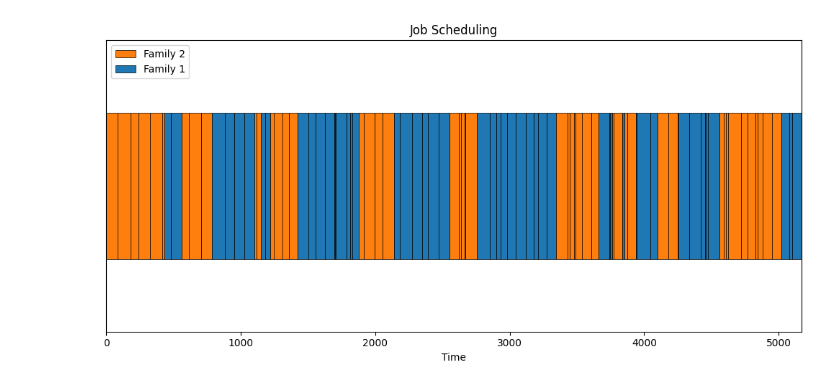
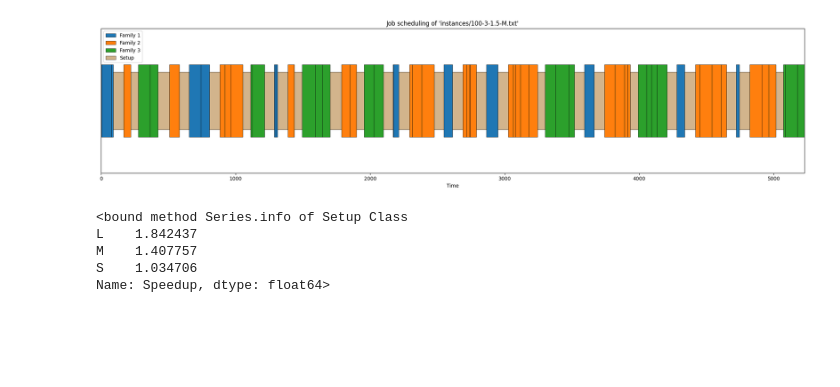
Before and after one commit to igolt/inteligencia-computacional, a Jupyter notebook: scripts/plot.ipynb, the cells around one changed output. Cells and saved outputs as stored; diff of their text form; code cells hidden in the pictures; blank space fills up the shorter version.

Commit message:
Adcionando setup time nos plots

```diff
--- a/scripts/plot.ipynb
+++ b/scripts/plot.ipynb
@@ -24,31 +24,74 @@ df
 # %%
-times = [int(x) for x in df[" Jobs Processing Time"][0].replace("[", "").replace("]", "").split(",") if x != '']
-families = [int(x) for x in df["Jobs families"][0].replace("[", "").replace("]", "").split(",") if x != '']
+idx = 16
+file = df['File'][idx]
+times = [int(x) for x in df["Jobs Processing Time"][idx].replace("[", "").replace("]", "").split(",") if x != '']
+families = [int(x) for x in df["Jobs families"][idx].replace("[", "").replace("]", "").split(",") if x != '']
+setups = [int(x) for x in df["Setup Times"][idx].replace("[", "").replace("]", "").split(",") if x != '']
+
+size = max(families)
+setups = np.array(setups).reshape(size,size)
 data = zip(times, families)
 
 start_times = np.cumsum([0] + times[:-1])
 end_times = np.cumsum(times)
 
 family_colors = {fam: color for fam, color in zip(set(families), mcolors.TABLEAU_COLORS)}
 
 broken_barh_data = [(start, time) for start, time in zip(start_times, times)]
 
-fig, ax = plt.subplots(figsize=(10, 5))
+fig, ax = plt.subplots(figsize=(20, 5))
 
 bar_height = 5 * 0.5
 bar_y_position = (5 - bar_height) / 2
 
+setup_height = 4 * 0.5
+setup_y_position = (5 - setup_height) / 2
+
+last_family = families[0]
+acc = 0
+is_break = 0
+is_print = False
+lblb = "setup"
 for i, (interval, family) in enumerate(zip(broken_barh_data, families)):
+
+    if (family != last_family):
+        setup = setups[last_family - 1][family - 1]
+        init = interval[0] + acc
+
+        ax.broken_barh([(init, setup)], (setup_y_position, setup_height), facecolors='tan', label = "Setup" if acc == 0 else "", edgecolors='black', linewidth=0.5)
+
+        acc += setup
+        last_family = family
+
+    interval = interval[0] + acc, interval[1]
     ax.broken_barh([interval], (bar_y_position, bar_height), facecolors=family_colors[family], label=f"Family {family}" if i == families.index(family) else "", edgecolors="black", linewidth=0.5)
+    if is_break == 2: break
 
 ax.set_xlim(0, end_times[-1] + 1)
 ax.set_ylim(0, 5)
 ax.set_xlabel("Time")
 ax.set_yticks([])
-ax.set_title("Job Scheduling")
-ax.legend(loc='upper left')
+ax.set_title(f"Job scheduling of '{file}'")
+
+handles, labels = ax.get_legend_handles_labels()
+# sort both labels and handles by labels
+labels, handles = zip(*sorted(zip(labels, handles), key=lambda t: t[0]))
+ax.legend(handles, labels, loc='upper left')
+
 
 plt.tight_layout()
 plt.show()
 # %% [output]
-[figure, old version]
+[figure, new version]
+# %%
+df["Speedup"] = df["Initial Lateness"] / df["Final Lateness"]
+
+speedup_per_class = df.groupby("Setup Class")["Speedup"].mean()
+speedup_per_class
+# df
+# %% [output]
+<bound method Series.info of Setup Class
+L    1.842437
+M    1.407757
+S    1.034706
+Name: Speedup, dtype: float64>
```
Also changed, not shown: parts of 1 cell of this notebook, 1 other file.
